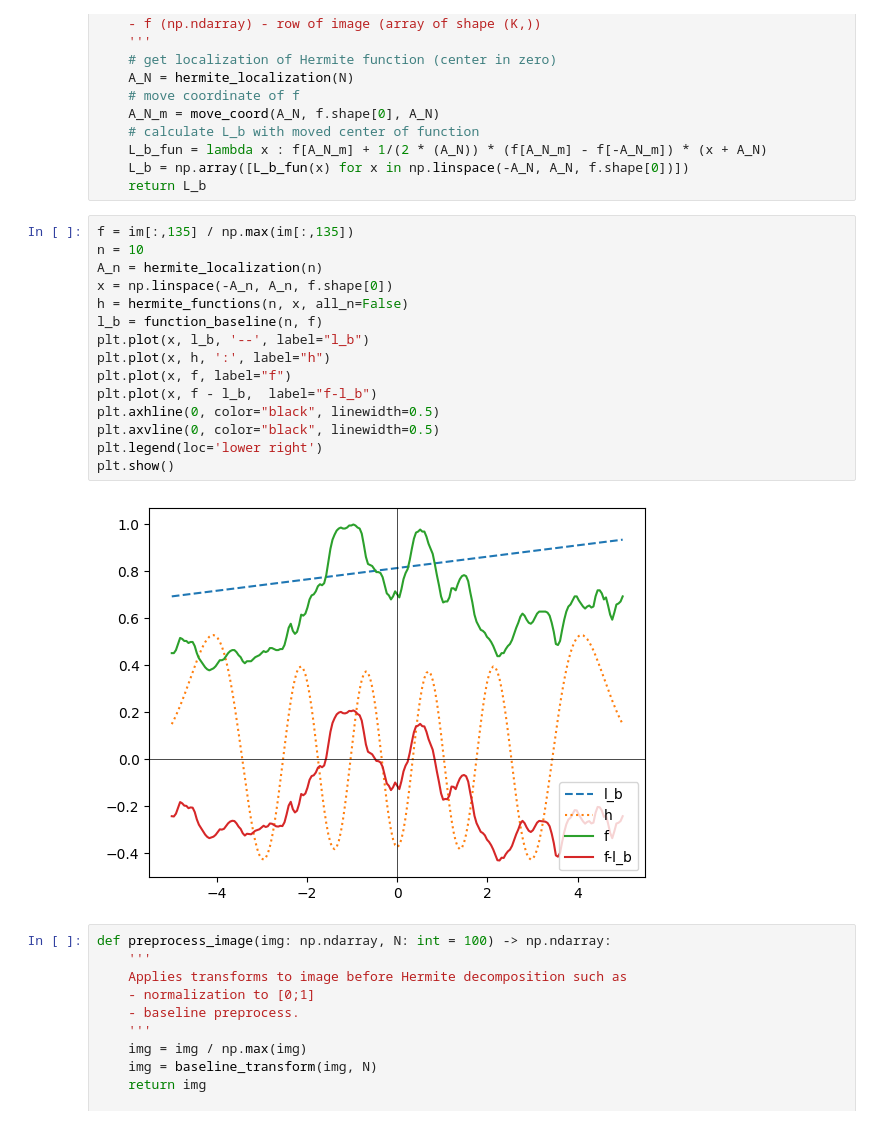
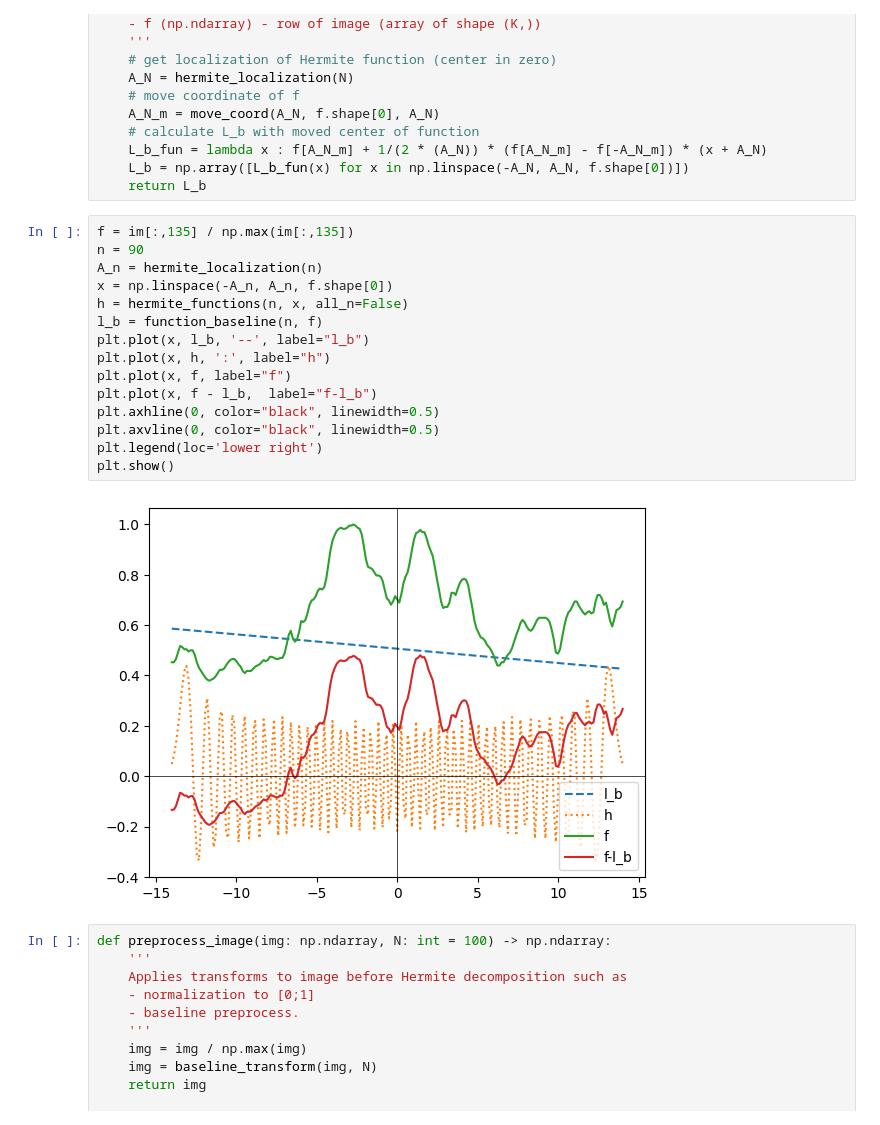
Before and after one commit to luseno4ek/hermite-pooling, a Jupyter notebook: hermite_pooling.ipynb, the cells around one changed output. Cells and saved outputs as stored; diff of their text form.

```diff
--- a/hermite_pooling.ipynb
+++ b/hermite_pooling.ipynb
@@ -77,21 +77,21 @@ def function_baseline(N: int, f: np.ndarray) -> np.ndarray:
     return L_b
 # %%
 f = im[:,135] / np.max(im[:,135])
-n = 10
+n = 90
 A_n = hermite_localization(n)
 x = np.linspace(-A_n, A_n, f.shape[0])
 h = hermite_functions(n, x, all_n=False)
 l_b = function_baseline(n, f)
 plt.plot(x, l_b, '--', label="l_b")
 plt.plot(x, h, ':', label="h")
 plt.plot(x, f, label="f")
 plt.plot(x, f - l_b,  label="f-l_b")
 plt.axhline(0, color="black", linewidth=0.5)
 plt.axvline(0, color="black", linewidth=0.5)
 plt.legend(loc='lower right')
 plt.show()
 # %% [output]
-[figure, old version]
+[figure, new version]
 # %%
 def preprocess_image(img: np.ndarray, N: int = 100) -> np.ndarray:
     '''
```
Also changed, not shown: parts of 3 cells of this notebook.
